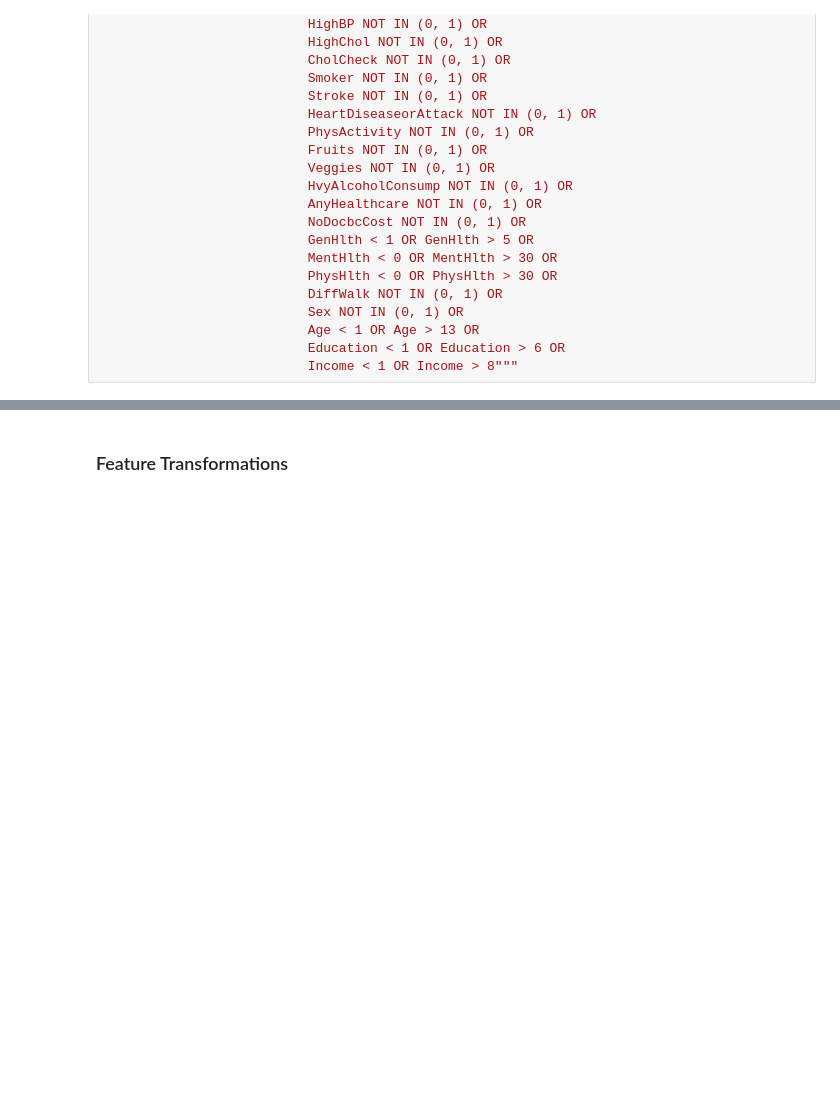
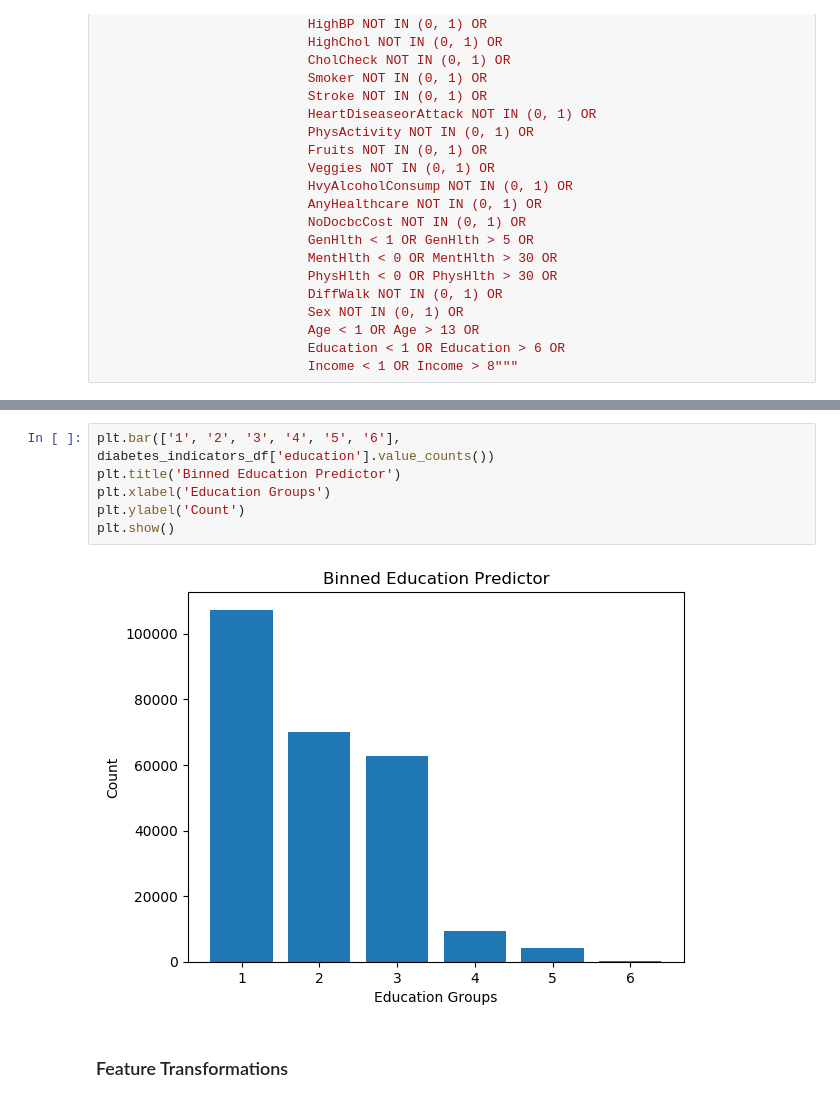
Before and after one commit to ChrisGarciaDS/Predict-Diabetes-Cloud, a Jupyter notebook: analysisNotebook.ipynb, the cells around one changed output, grey strips where cells are left out. Saved outputs shown, nothing was run; the diff lists cells and outputs as text; blank space fills up the shorter version.

```diff
--- a/analysisNotebook.ipynb
+++ b/analysisNotebook.ipynb
@@ -597,3 +690,11 @@ remove_outliers = """SELECT * FROM remove_missing_values
+# %%
+plt.bar(['1', '2', '3', '4', '5', '6'], diabetes_indicators_df['education'].value_counts())
+plt.title('Binned Education Predictor')
+plt.xlabel('Education Groups')
+plt.ylabel('Count')
+plt.show()
+# %% [output]
+[figure, added]
 # %% [markdown]
 ### Feature Transformations
 # %% [markdown]
```
Also changed, not shown: parts of 23 cells of this notebook.
